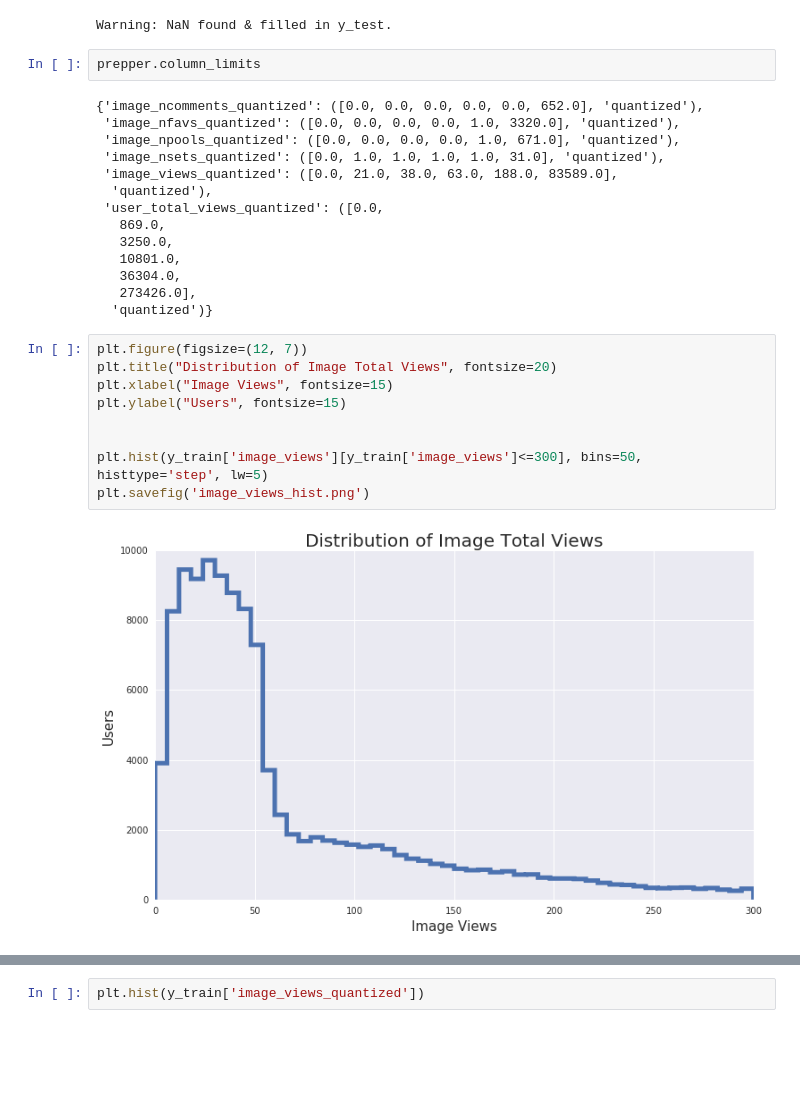
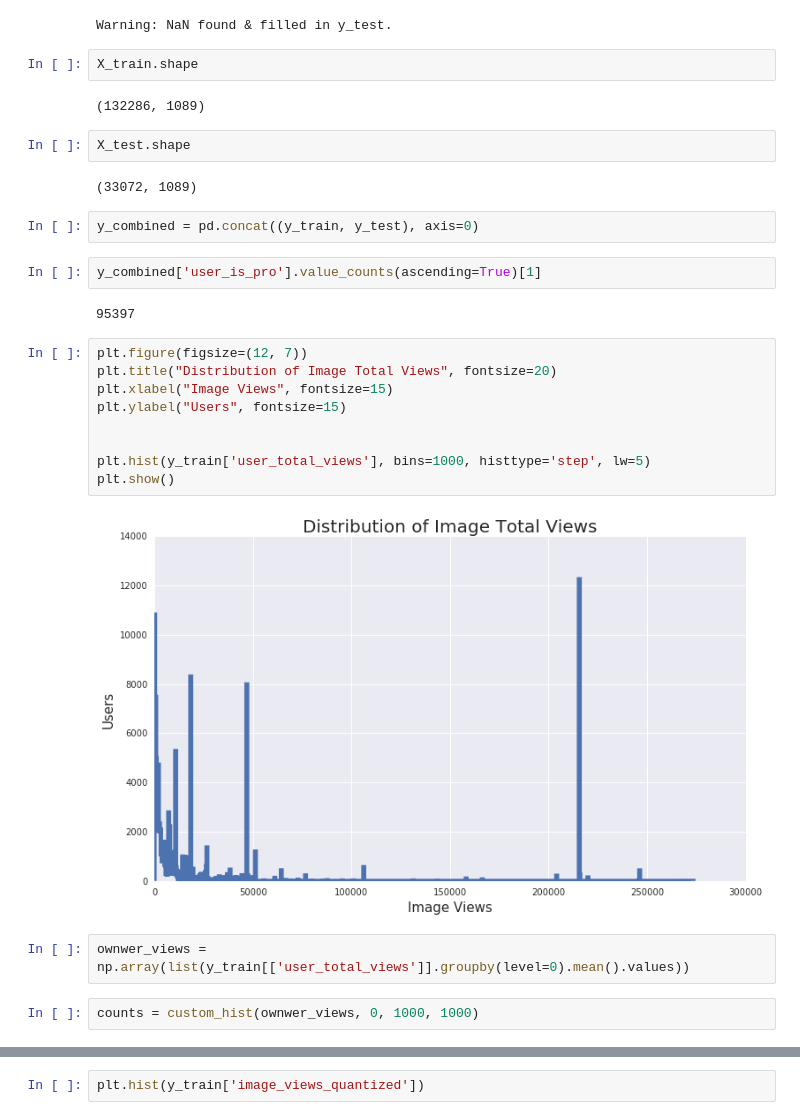
Before and after one commit to MPMakris/Photo_Pro, a Jupyter notebook: notebooks/Web_App Visuals.ipynb, the cells around one changed output, grey strips where cells are left out. Cells and saved outputs as stored; diff of their text form; blank space fills up the shorter version.

```diff
--- a/notebooks/Web_App Visuals.ipynb
+++ b/notebooks/Web_App Visuals.ipynb
@@ -20,30 +49,32 @@ X_train, y_train = prepper.return_training_data()
 X_test, y_test = prepper.return_testing_data()
 # %% [output]
 Warning: NaN found & filled in y_test.
-# %%
-prepper.column_limits
-# %% [output]
-{'image_ncomments_quantized': ([0.0, 0.0, 0.0, 0.0, 0.0, 652.0], 'quantized'),
- 'image_nfavs_quantized': ([0.0, 0.0, 0.0, 0.0, 1.0, 3320.0], 'quantized'),
- 'image_npools_quantized': ([0.0, 0.0, 0.0, 0.0, 1.0, 671.0], 'quantized'),
- 'image_nsets_quantized': ([0.0, 1.0, 1.0, 1.0, 1.0, 31.0], 'quantized'),
- 'image_views_quantized': ([0.0, 21.0, 38.0, 63.0, 188.0, 83589.0],
-  'quantized'),
- 'user_total_views_quantized': ([0.0,
-   869.0,
-   3250.0,
-   10801.0,
-   36304.0,
-   273426.0],
-  'quantized')}
+# %%
+X_train.shape
+# %% [output]
+(132286, 1089)
+# %%
+X_test.shape
+# %% [output]
+(33072, 1089)
+# %%
+y_combined = pd.concat((y_train, y_test), axis=0)
+# %%
+y_combined['user_is_pro'].value_counts(ascending=True)[1]
+# %% [output]
+95397
 # %%
 plt.figure(figsize=(12, 7))
 plt.title("Distribution of Image Total Views", fontsize=20)
 plt.xlabel("Image Views", fontsize=15)
 plt.ylabel("Users", fontsize=15)
 
 
-plt.hist(y_train['image_views'][y_train['image_views']<=300], bins=50, histtype='step', lw=5)
-plt.savefig('image_views_hist.png')
+plt.hist(y_train['user_total_views'], bins=1000, histtype='step', lw=5)
+plt.show()
 # %% [output]
-[figure, old version]
+[figure, new version]
+# %%
+ownwer_views = np.array(list(y_train[['user_total_views']].groupby(level=0).mean().values))
+# %%
+counts = custom_hist(ownwer_views, 0, 1000, 1000)
```
Also changed, not shown: parts of 7 cells of this notebook, 16 other files.
